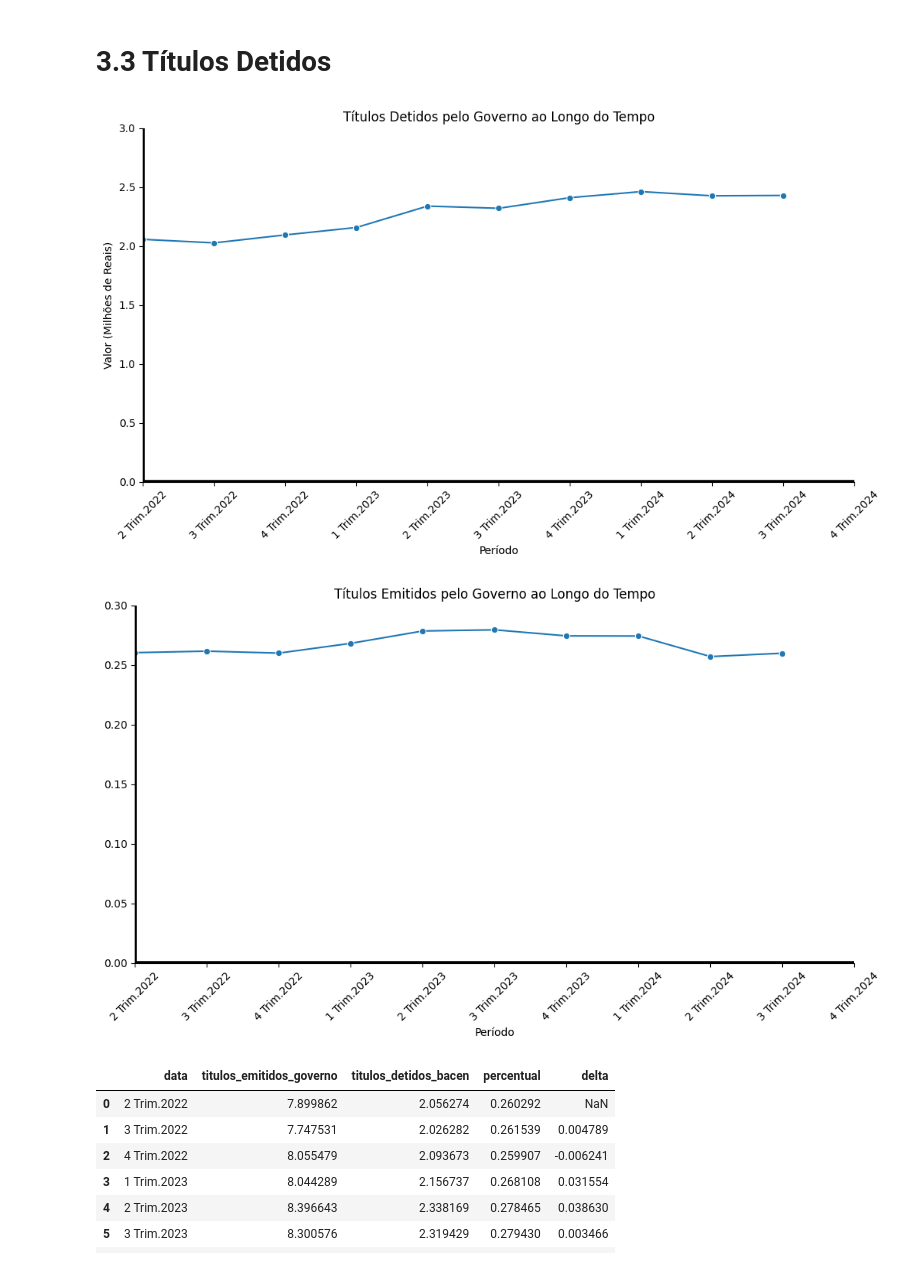
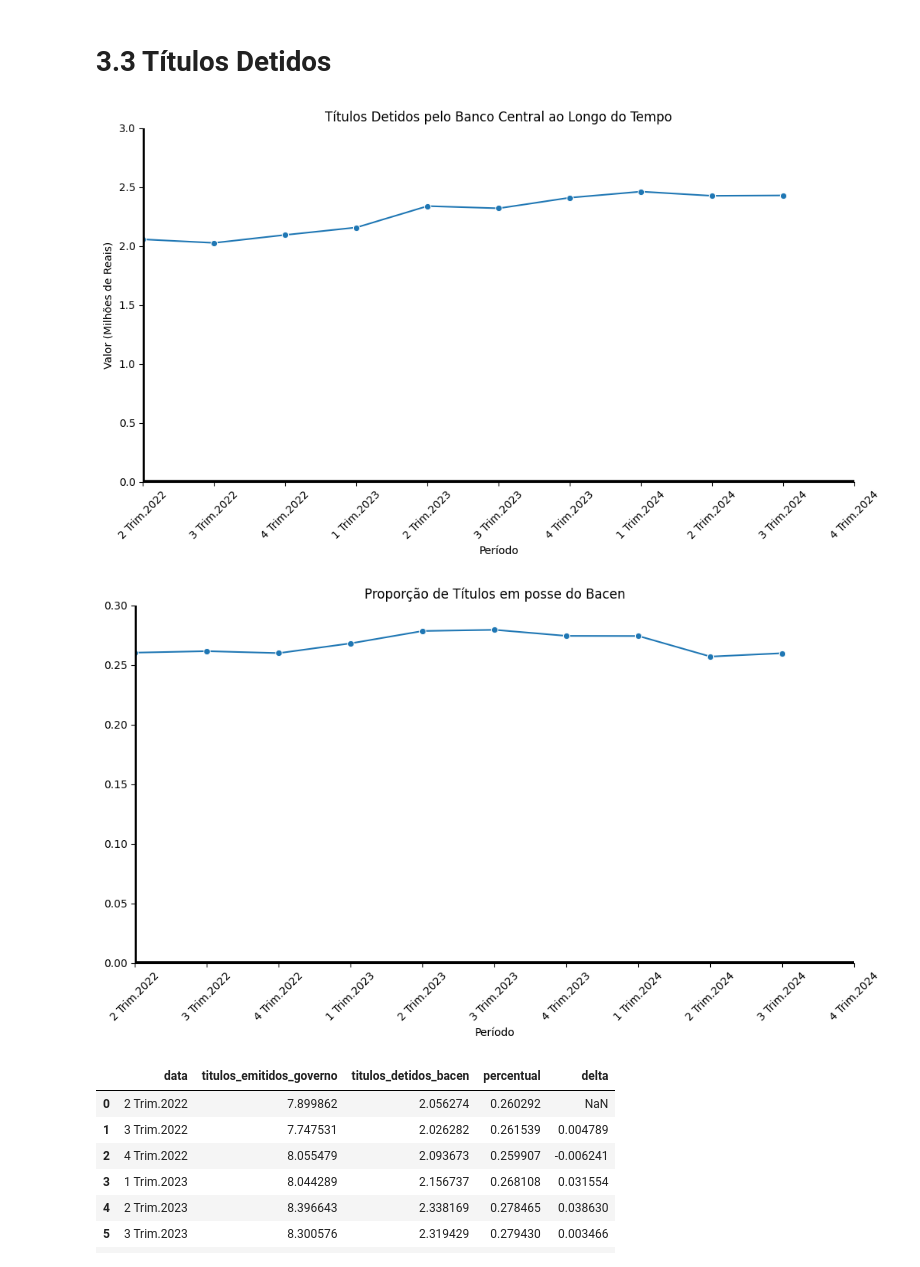
Before and after one commit to dread2404/economia_monetaria, a Jupyter notebook: q3.ipynb, the cells around one changed output. Drawn from its saved outputs; the diff is of its cells as text; code cells hidden in the pictures.

```diff
--- a/q3.ipynb
+++ b/q3.ipynb
@@ -177,31 +177,31 @@ plt.grid(False)
 # %%
 titulos_detidos_bacen["valor"] = titulos_detidos_bacen["valor"] / (10**6)
 titulos_detidos_bacen = titulos_detidos_bacen.iloc[5:]
 
 plt.figure(figsize=(12,6))
 
 sns.lineplot(x="data", y="valor", data=titulos_detidos_bacen, marker="o")
 
-plt.title('Títulos Detidos pelo Governo ao Longo do Tempo')
+plt.title('Títulos Detidos pelo Banco Central ao Longo do Tempo')
 plt.xlabel('Período')
 plt.ylabel('Valor (Milhões de Reais)')
 
 plt.ylim(0, 3)
 plt.xlim("2 Trim.2022", "4 Trim.2024")
 
 plt.xticks(rotation=45)
 plt.axhline(y=0, color='black', linewidth=4)
 plt.axvline(x="2 Trim.2022",color='black', linewidth=4)
 
 
 plt.gca().spines['left'].set_visible(True)
 plt.gca().spines['top'].set_visible(False)
 plt.gca().spines['right'].set_visible(False)
 plt.gca().spines['bottom'].set_visible(True)
 
 plt.grid(False)
 # %% [output]
-[figure, old version]
+[figure, new version]
 # %%
 titulos_emitidos_governo["titulos_emitidos_governo"] = titulos_emitidos_governo["valor"]
 titulos_detidos_bacen["titulos_detidos_bacen"] = titulos_detidos_bacen["valor"]
@@ -215,7 +215,7 @@ plt.figure(figsize=(12,6))
 
 sns.lineplot(x="data", y="percentual", data=percentual, marker="o")
 
-plt.title('Títulos Emitidos pelo Governo ao Longo do Tempo')
+plt.title('Proporção de Títulos em posse do Bacen')
 plt.xlabel('Período')
 plt.ylabel('')
 
@@ -235,7 +235,7 @@ plt.gca().spines['bottom'].set_visible(True)
 
 plt.grid(False)
 # %% [output]
-[figure, old version]
+[figure, new version]
 # %%
 percentual["delta"] = percentual["percentual"].pct_change()
 # %%
```
